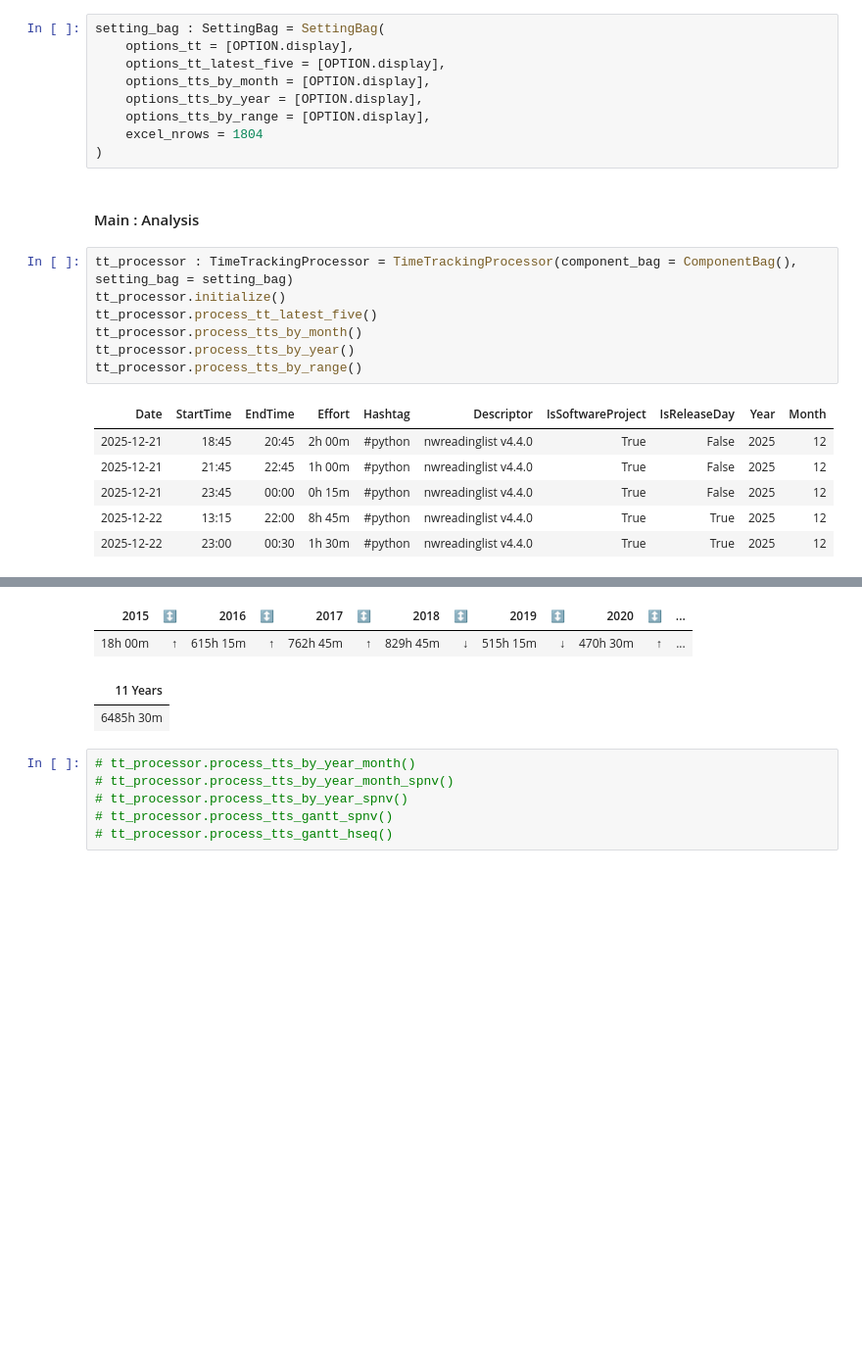
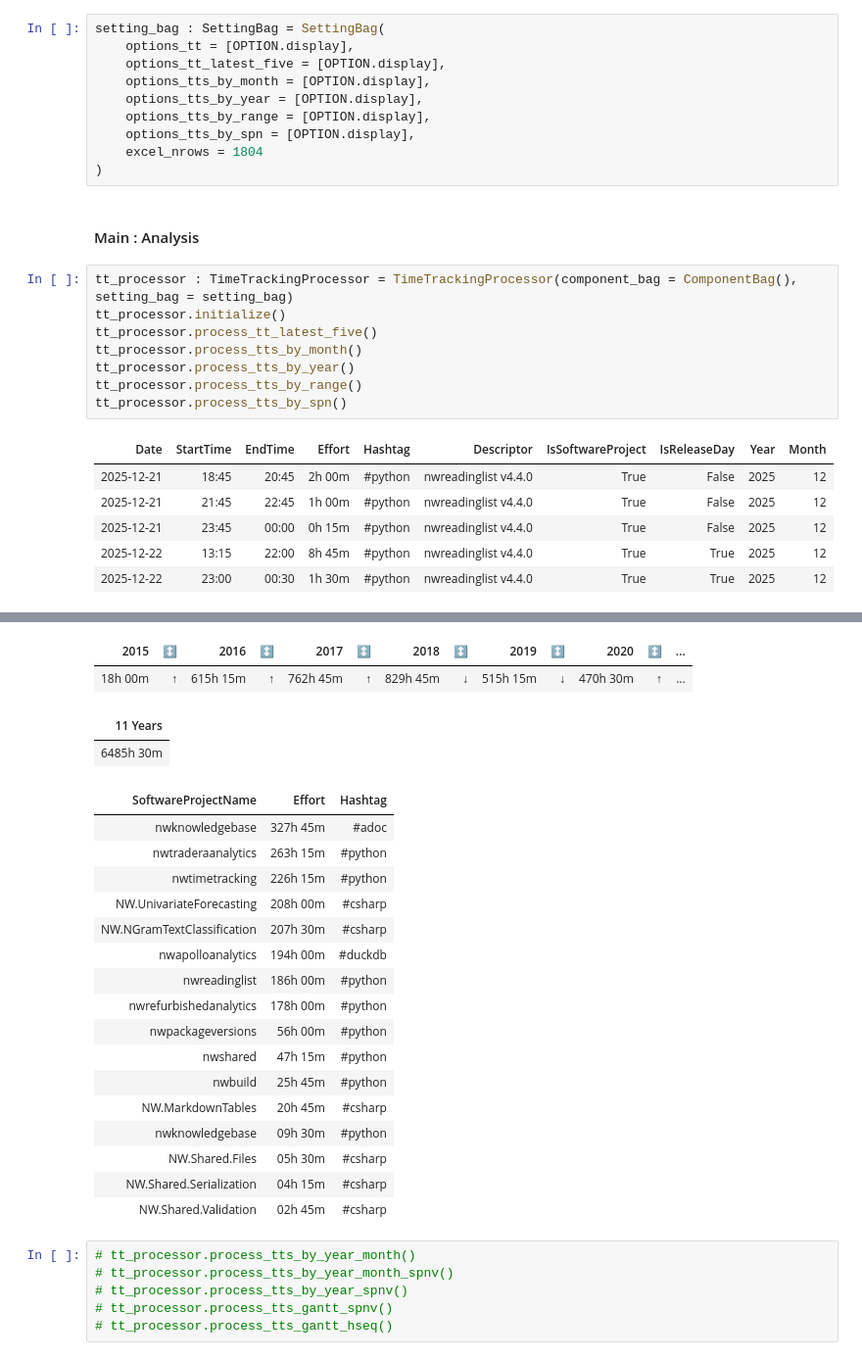
Before and after one commit to numbworks/nwtimetracking, a Jupyter notebook: src/nwtimetracking.ipynb, the cells around one changed output, grey strips where cells are left out. Shown: that part at 98% size. Drawn from its saved outputs; the diff is of its cells as text; blank space fills up the shorter version.

```diff
--- a/src/nwtimetracking.ipynb
+++ b/src/nwtimetracking.ipynb
@@ -22,6 +22,7 @@ setting_bag : SettingBag = SettingBag(
     options_tts_by_month = [OPTION.display],
     options_tts_by_year = [OPTION.display],
     options_tts_by_range = [OPTION.display],
+    options_tts_by_spn = [OPTION.display],
     excel_nrows = 1804
 )
 # %% [markdown]
@@ -30,33 +31,51 @@ setting_bag : SettingBag = SettingBag(
 tt_processor : TimeTrackingProcessor = TimeTrackingProcessor(component_bag = ComponentBag(), setting_bag = setting_bag)
 tt_processor.initialize()
 tt_processor.process_tt_latest_five()
 tt_processor.process_tts_by_month()
 tt_processor.process_tts_by_year()
 tt_processor.process_tts_by_range()
+tt_processor.process_tts_by_spn()
 # %% [output]
 | Date | StartTime | EndTime | Effort | Hashtag | Descriptor | IsSoftwareProject | IsReleaseDay | Year | Month |
 | 2025-12-21 | 18:45 | 20:45 | 2h 00m | #python | nwreadinglist v4.4.0 | True | False | 2025 | 12 |
 | 2025-12-21 | 21:45 | 22:45 | 1h 00m | #python | nwreadinglist v4.4.0 | True | False | 2025 | 12 |
 | 2025-12-21 | 23:45 | 00:00 | 0h 15m | #python | nwreadinglist v4.4.0 | True | False | 2025 | 12 |
 | 2025-12-22 | 13:15 | 22:00 | 8h 45m | #python | nwreadinglist v4.4.0 | True | True | 2025 | 12 |
 | 2025-12-22 | 23:00 | 00:30 | 1h 30m | #python | nwreadinglist v4.4.0 | True | True | 2025 | 12 |
 | 2015 | ↕ | 2016 | ↕ | 2017 | ↕ | 2018 | ↕ | 2019 | ↕ | 2020 | ↕ | ... |
 | 00h 00m | ↑ | 18h 00m | ↑ | 88h 30m | ↓ | 80h 15m | ↓ | 60h 00m | ↓ | 29h 15m | ↑ | ... |
 | 00h 00m | ↑ | 45h 30m | ↑ | 65h 30m | ↑ | 90h 45m | ↓ | 73h 00m | ↓ | 38h 00m | ↓ | ... |
 | 00h 00m | ↑ | 20h 45m | ↑ | 71h 45m | ↑ | 89h 00m | ↓ | 75h 30m | ↓ | 35h 00m | ↑ | ... |
 | 00h 00m | ↑ | 37h 30m | ↑ | 68h 00m | ↑ | 88h 30m | ↓ | 59h 45m | ↓ | 40h 45m | ↓ | ... |
 | 00h 00m | ↑ | 53h 00m | ↑ | 83h 00m | ↑ | 91h 15m | ↓ | 54h 45m | ↓ | 14h 30m | ↑ | ... |
 | 00h 00m | ↑ | 57h 45m | ↓ | 37h 45m | ↑ | 62h 00m | ↓ | 29h 15m | ↓ | 12h 00m | ↑ | ... |
 | 00h 00m | ↑ | 46h 45m | ↑ | 65h 30m | ↑ | 69h 30m | ↓ | 24h 15m | ↑ | 34h 00m | ↓ | ... |
 | 00h 00m | ↑ | 25h 45m | ↑ | 45h 45m | ↑ | 72h 00m | ↓ | 06h 00m | ↑ | 32h 00m | ↑ | ... |
 | 00h 00m | ↑ | 89h 30m | ↓ | 43h 45m | ↑ | 64h 00m | ↓ | 39h 00m | ↑ | 44h 00m | ↓ | ... |
 | 08h 00m | ↑ | 82h 15m | ↓ | 64h 30m | ↓ | 46h 45m | ↓ | 45h 30m | ↑ | 48h 00m | ↓ | ... |
 | 10h 00m | ↑ | 74h 30m | ↓ | 50h 00m | ↓ | 30h 00m | ↑ | 38h 45m | ↓ | 35h 30m | ↓ | ... |
 | 00h 00m | ↑ | 64h 00m | ↑ | 78h 45m | ↓ | 45h 45m | ↓ | 09h 30m | ↑ | 107h 30m | ↓ | ... |
 | 2015 | ↕ | 2016 | ↕ | 2017 | ↕ | 2018 | ↕ | 2019 | ↕ | 2020 | ↕ | ... |
 | 18h 00m | ↑ | 615h 15m | ↑ | 762h 45m | ↑ | 829h 45m | ↓ | 515h 15m | ↓ | 470h 30m | ↑ | ... |
 | 11 Years |
 | 6485h 30m |
+| SoftwareProjectName | Effort | Hashtag |
+| nwknowledgebase | 327h 45m | #adoc |
+| nwtraderaanalytics | 263h 15m | #python |
+| nwtimetracking | 226h 15m | #python |
+| NW.UnivariateForecasting | 208h 00m | #csharp |
+| NW.NGramTextClassification | 207h 30m | #csharp |
+| nwapolloanalytics | 194h 00m | #duckdb |
+| nwreadinglist | 186h 00m | #python |
+| nwrefurbishedanalytics | 178h 00m | #python |
+| nwpackageversions | 56h 00m | #python |
+| nwshared | 47h 15m | #python |
+| nwbuild | 25h 45m | #python |
+| NW.MarkdownTables | 20h 45m | #csharp |
+| nwknowledgebase | 09h 30m | #python |
+| NW.Shared.Files | 05h 30m | #csharp |
+| NW.Shared.Serialization | 04h 15m | #csharp |
+| NW.Shared.Validation | 02h 45m | #csharp |
 # %%
 # tt_processor.process_tts_by_year_month()
 # tt_processor.process_tts_by_year_month_spnv()
```
Also changed, not shown: 2 other files.
